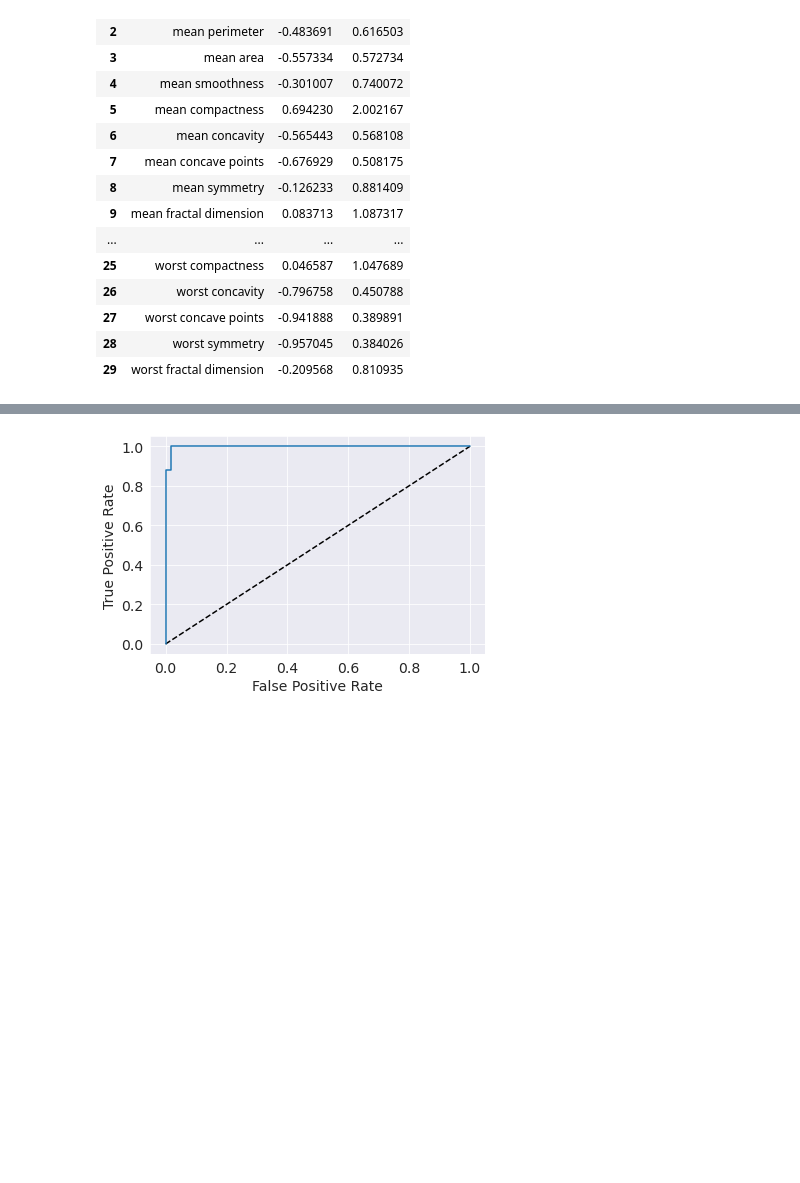
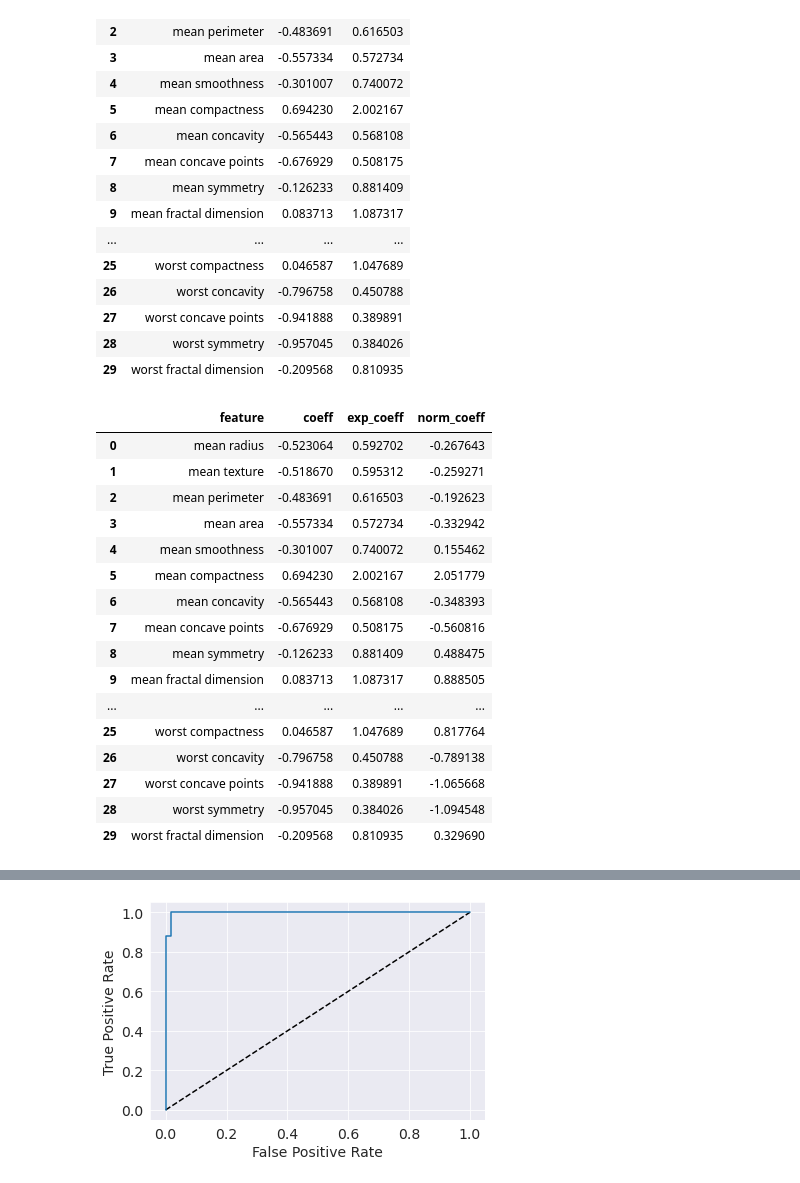
Before and after one commit to hydrodan/MLE_MiniProjects, a Jupyter notebook: Student_MLE_MiniProject_Logistic_Regression.ipynb, the cells around one changed output, grey strips where cells are left out. Drawn from its saved outputs; the diff is of its cells as text; code cells hidden in the pictures; blank space fills up the shorter version.

```diff
--- a/Student_MLE_MiniProject_Logistic_Regression.ipynb
+++ b/Student_MLE_MiniProject_Logistic_Regression.ipynb
@@ -362,3 +362,28 @@ coeff_df
 | 27 | worst concave points | -0.941888 | 0.389891 |
 | 28 | worst symmetry | -0.957045 | 0.384026 |
 | 29 | worst fractal dimension | -0.209568 | 0.810935 |
+# %%
+# Normalize the coefficients by the standard deviation
+# Dan note: https://stats.stackexchange.com/questions/219487/normalizing-logistic-regression-coefficients
+coeff_mean = coeff_df['coeff'].mean()
+coeff_std  = coeff_df['coeff'].std()
+coeff_df['norm_coeff'] = (coeff_df['coeff'] - coeff_mean)/coeff_std
+coeff_df
+# %% [output]
+|  | feature | coeff | exp_coeff | norm_coeff |
+| 0 | mean radius | -0.523064 | 0.592702 | -0.267643 |
+| 1 | mean texture | -0.518670 | 0.595312 | -0.259271 |
+| 2 | mean perimeter | -0.483691 | 0.616503 | -0.192623 |
+| 3 | mean area | -0.557334 | 0.572734 | -0.332942 |
+| 4 | mean smoothness | -0.301007 | 0.740072 | 0.155462 |
+| 5 | mean compactness | 0.694230 | 2.002167 | 2.051779 |
+| 6 | mean concavity | -0.565443 | 0.568108 | -0.348393 |
+| 7 | mean concave points | -0.676929 | 0.508175 | -0.560816 |
+| 8 | mean symmetry | -0.126233 | 0.881409 | 0.488475 |
+| 9 | mean fractal dimension | 0.083713 | 1.087317 | 0.888505 |
+| ... | ... | ... | ... | ... |
+| 25 | worst compactness | 0.046587 | 1.047689 | 0.817764 |
+| 26 | worst concavity | -0.796758 | 0.450788 | -0.789138 |
+| 27 | worst concave points | -0.941888 | 0.389891 | -1.065668 |
+| 28 | worst symmetry | -0.957045 | 0.384026 | -1.094548 |
+| 29 | worst fractal dimension | -0.209568 | 0.810935 | 0.329690 |
```
Also changed, not shown: parts of 5 cells of this notebook.
